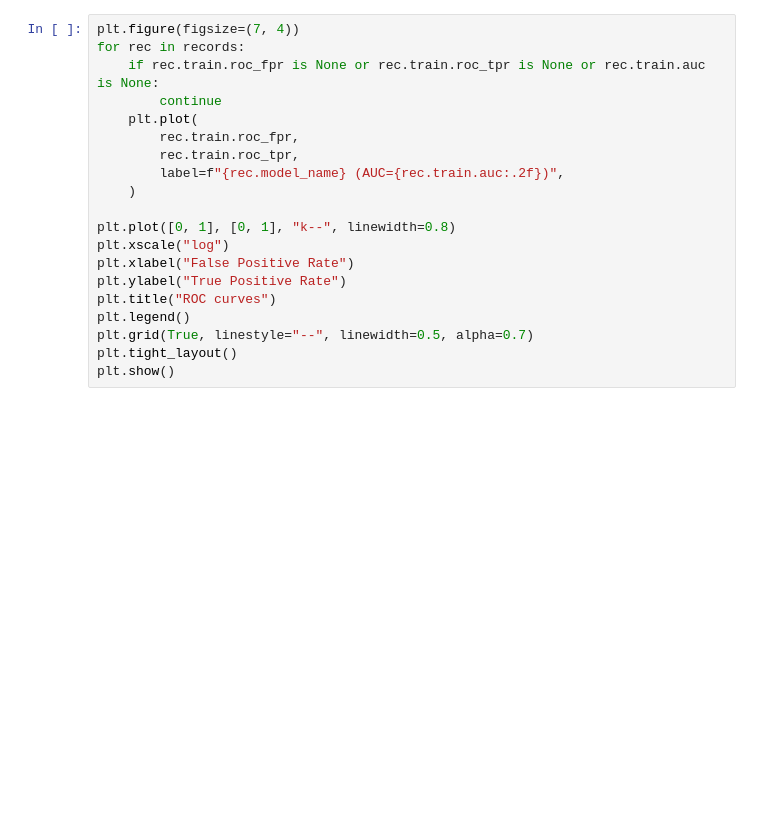
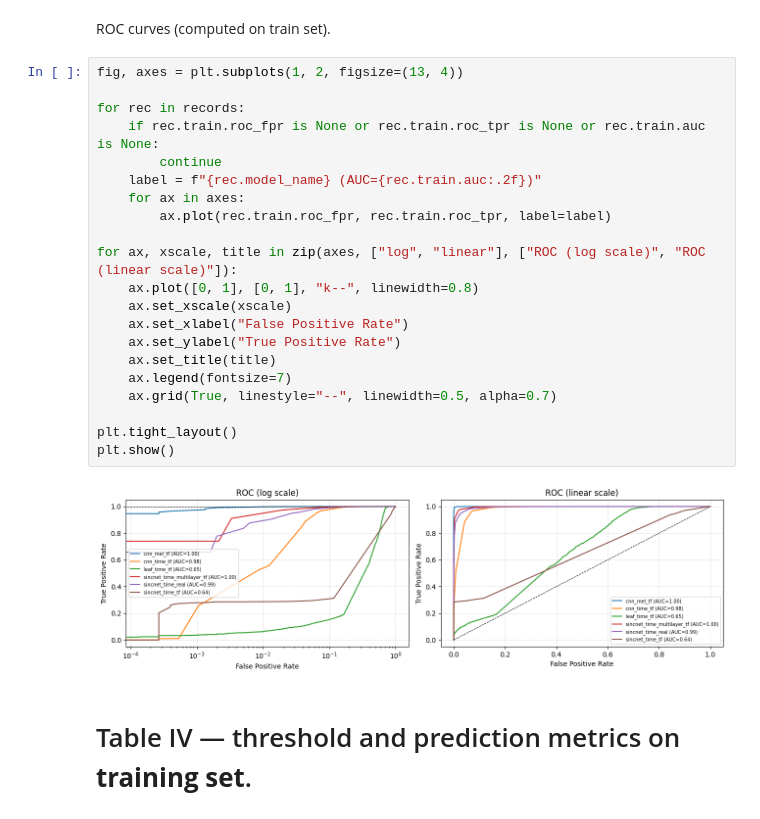
Before and after one commit to NathanDuboisset/tiny-chirp-microflow, a Jupyter notebook: building_tensorflow/results_analysis.ipynb, the cells around one changed output. Cells and saved outputs as stored; diff of their text form; blank space fills up the shorter version.

```diff
--- a/building_tensorflow/results_analysis.ipynb
+++ b/building_tensorflow/results_analysis.ipynb
@@ -43,23 +30,30 @@ Loaded 0 runs from /home/nathan/Documents/tiny-chirp-microflow/results
+# %% [markdown]
+ROC curves (computed on train set).
 # %%
-plt.figure(figsize=(7, 4))
+fig, axes = plt.subplots(1, 2, figsize=(13, 4))
+
 for rec in records:
     if rec.train.roc_fpr is None or rec.train.roc_tpr is None or rec.train.auc is None:
         continue
-    plt.plot(
-        rec.train.roc_fpr,
-        rec.train.roc_tpr,
-        label=f"{rec.model_name} (AUC={rec.train.auc:.2f})",
-    )
+    label = f"{rec.model_name} (AUC={rec.train.auc:.2f})"
+    for ax in axes:
+        ax.plot(rec.train.roc_fpr, rec.train.roc_tpr, label=label)
 
-plt.plot([0, 1], [0, 1], "k--", linewidth=0.8)
-plt.xscale("log")
-plt.xlabel("False Positive Rate")
-plt.ylabel("True Positive Rate")
-plt.title("ROC curves")
-plt.legend()
-plt.grid(True, linestyle="--", linewidth=0.5, alpha=0.7)
+for ax, xscale, title in zip(axes, ["log", "linear"], ["ROC (log scale)", "ROC (linear scale)"]):
+    ax.plot([0, 1], [0, 1], "k--", linewidth=0.8)
+    ax.set_xscale(xscale)
+    ax.set_xlabel("False Positive Rate")
+    ax.set_ylabel("True Positive Rate")
+    ax.set_title(title)
+    ax.legend(fontsize=7)
+    ax.grid(True, linestyle="--", linewidth=0.5, alpha=0.7)
+
 plt.tight_layout()
 plt.show()
+# %% [output]
+[figure, added]
+# %% [markdown]
+# Table IV — threshold and prediction metrics on **training set**.
 # %%
 rows = []
 for rec in records:
```
Also changed, not shown: parts of 8 cells of this notebook, 20 other files.
